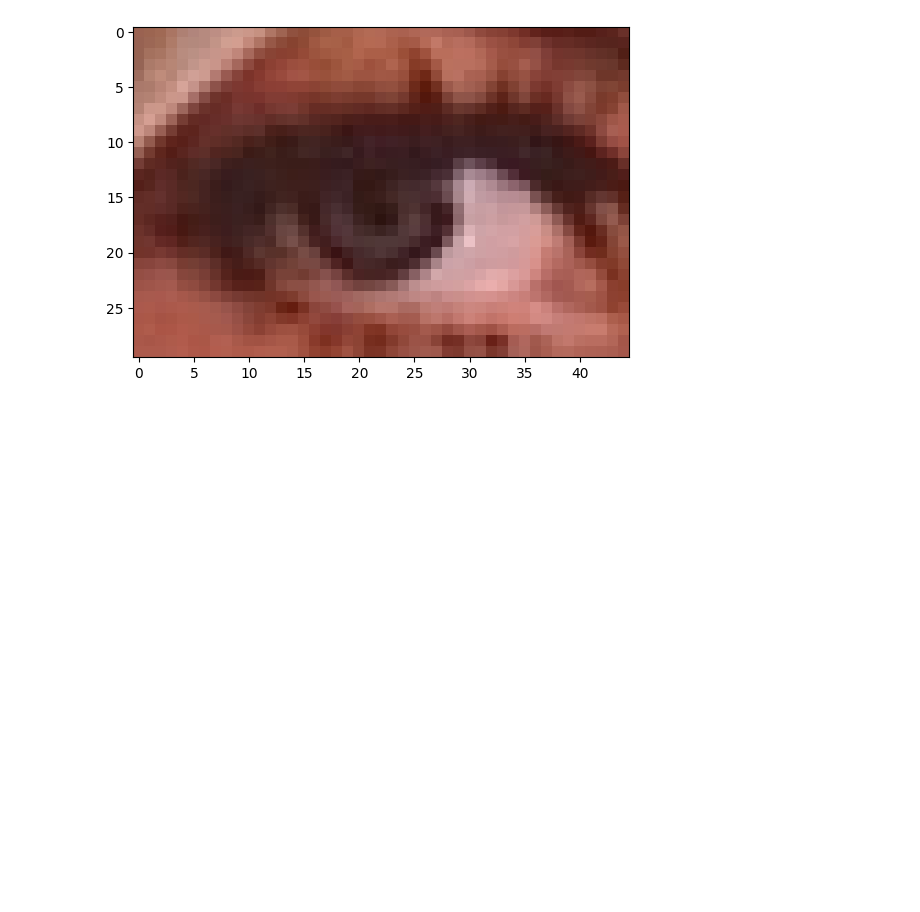
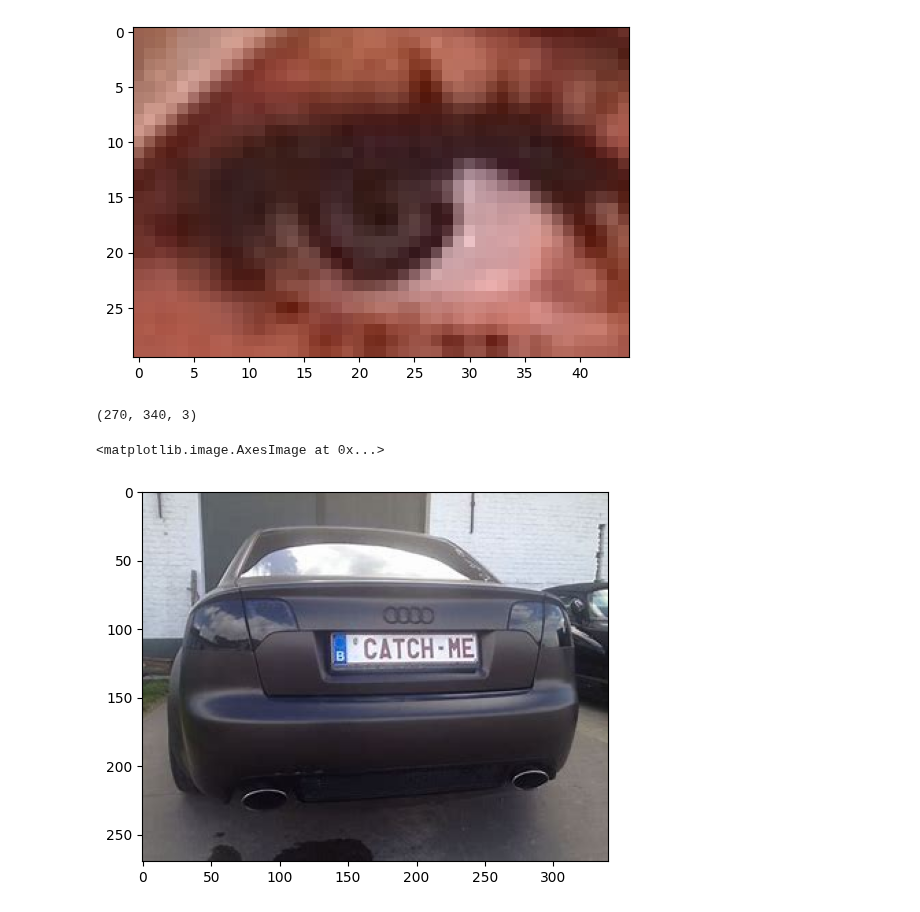
Before and after one commit to Samin-Sadaf7/Image_works, a Jupyter notebook: DIP2.ipynb, the cells around one changed output. Saved outputs shown, nothing was run; the diff lists cells and outputs as text; code cells hidden in the pictures; blank space fills up the shorter version.

```diff
--- a/DIP2.ipynb
+++ b/DIP2.ipynb
@@ -47,3 +47,14 @@ plt.imshow(left_eye)
 # %% [output]
 <matplotlib.image.AxesImage at 0x...>
 [figure]
+# %%
+car_img = cv2.imread('/content/gdrive/MyDrive/OIP.jpg')
+car_img.shape
+# %% [output]
+(270, 340, 3)
+# %%
+rgb_car_img = cv2.cvtColor(car_img, cv2.COLOR_BGR2RGB)
+plt.imshow(rgb_car_img)
+# %% [output]
+<matplotlib.image.AxesImage at 0x...>
+[figure, added]
```
Also changed, not shown: parts of 1 cell of this notebook.
